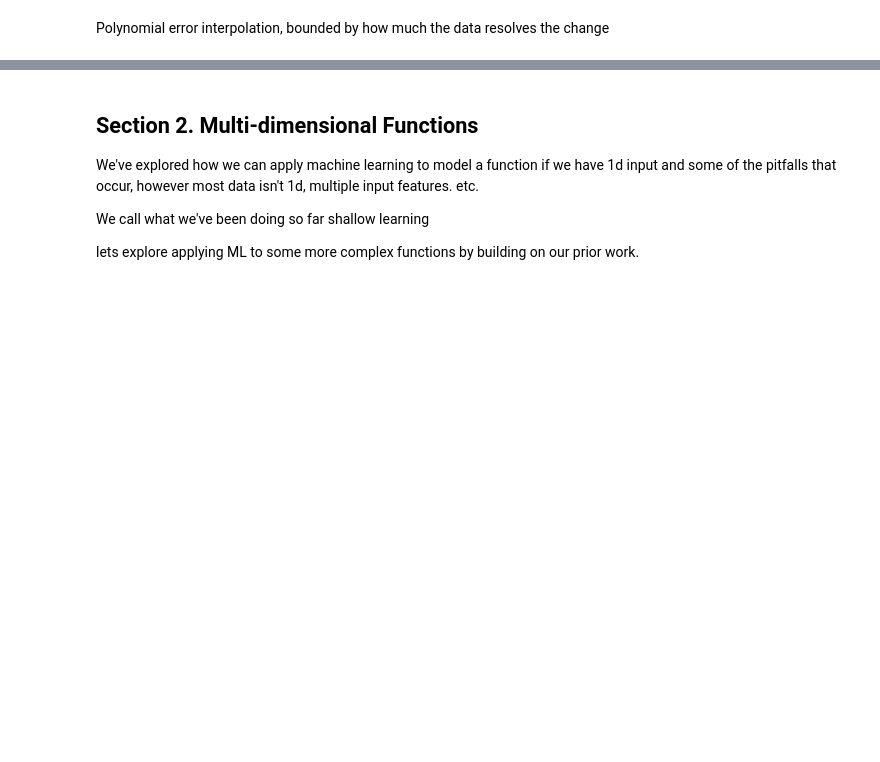
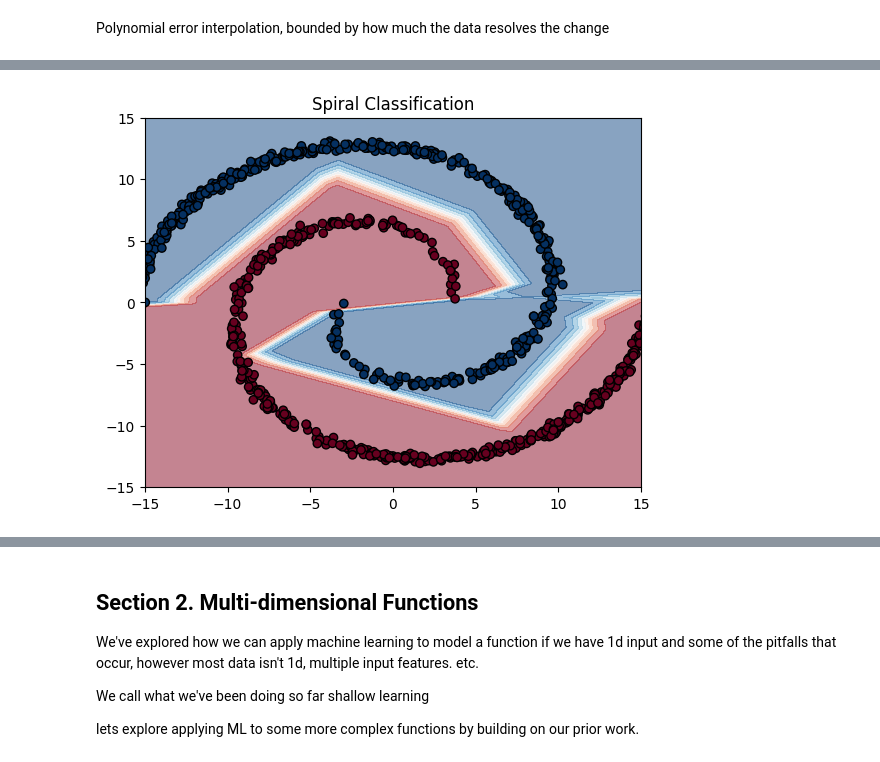
Before and after one commit to nextgenerationgraduatesprogram/nextgen25-mlai-workshop03, a Jupyter notebook: notebooks/main.ipynb, the cells around one changed output, grey strips where cells are left out. Cells and saved outputs as stored; diff of their text form; code cells hidden in the pictures; blank space fills up the shorter version.

```diff
--- a/notebooks/main.ipynb
+++ b/notebooks/main.ipynb
@@ -346,0 +332,33 @@ plot_predictions(model, dataset)
+# %%
+import torch.nn as nn
+
+class SpiralClassifier(nn.Module):
+    def __init__(self, input_dim=2, hidden_dim=10):
+        super().__init__()
+        self.net = nn.Sequential(
+            nn.Linear(input_dim, hidden_dim),
+            nn.ReLU(),
+            nn.Linear(hidden_dim, hidden_dim),
+            nn.ReLU(),
+            nn.Linear(hidden_dim, 1)  # Single logit output
+        )
+
+    def forward(self, x):
+        return self.net(x)
+# %%
+x, y = generate_spiral(N=500)
+
+model = SpiralClassifier(input_dim=2, hidden_dim=5)
+optimizer = torch.optim.Adam(model.parameters(), lr=1e-3)
+loss_fn = nn.BCEWithLogitsLoss()
+
+# Training loop
+for step in range(3000):
+    logits = model(x)
+    loss = loss_fn(logits, y)
+    optimizer.zero_grad()
+    loss.backward()
+    optimizer.step()
+
+    if step % 500 == 0:
+        print(f"Step {step}, Loss: {loss.item():.4f}")
@@ -346,0 +372,14 @@ plot_predictions(model, dataset)
+# %%
+# Predict and plot
+xx, yy = torch.meshgrid(torch.linspace(-15, 15, 1000), torch.linspace(-15, 15, 1000), indexing='ij')
+grid = torch.stack([xx.flatten(), yy.flatten()], dim=1)
+with torch.no_grad():
+    probs = torch.sigmoid(model(grid)).reshape(xx.shape)
+
+plt.contourf(xx.numpy(), yy.numpy(), probs.numpy(), levels=10, cmap='RdBu', alpha=0.50)
+plt.scatter(x[:, 0], x[:, 1], c=y.squeeze(), cmap='RdBu', edgecolor='k')
+plt.title("Spiral Classification")
+plt.xlim(-15,15)
+plt.show()
+# %% [output]
+[figure, added]
```
Also changed, not shown: parts of 36 cells of this notebook.
